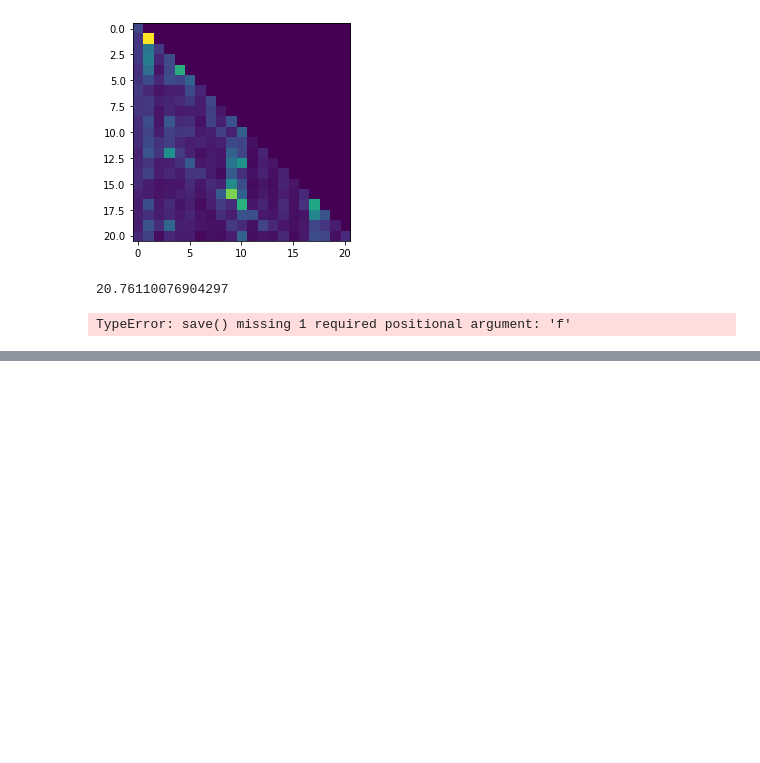
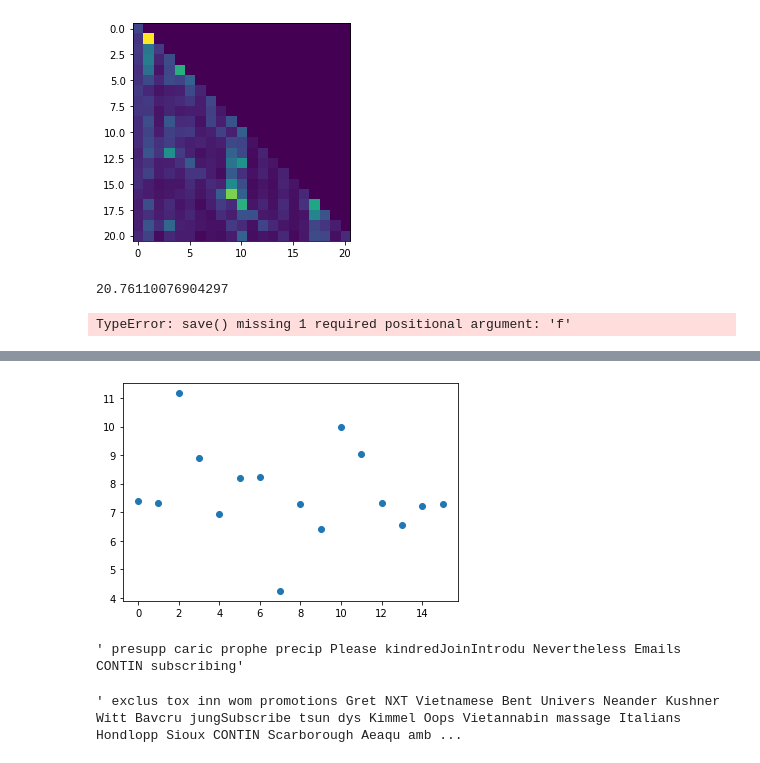
Before and after one commit to gadzin1203/interp-viz, a Jupyter notebook: eval_model.ipynb, the cells around one changed output, grey strips where cells are left out. Cells and saved outputs as stored; diff of their text form; code cells hidden in the pictures; blank space fills up the shorter version.

```diff
--- a/eval_model.ipynb
+++ b/eval_model.ipynb
@@ -133,0 +172,12 @@ TypeError: save() missing 1 required positional argument: 'f'
+# %%
+plt.scatter(range(16), [ov_norms[l][h][4222] for l in range(2) for h in range(8)]);
+# %% [output]
+[figure, added]
+# %%
+tokenizer.decode(np.argpartition(list(ov_norms[0][2].values()), -12)[-12:])
+# %% [output]
+' presupp caric prophe precip Please kindredJoinIntrodu Nevertheless Emails CONTIN subscribing'
+# %%
+tokenizer.decode(np.argpartition(list(ov_norms[1][2].values()), -144)[-144:])
+# %% [output]
+' exclus tox inn wom promotions Gret NXT Vietnamese Bent Univers Neander Kushner Witt Bavcru jungSubscribe tsun dys Kimmel Oops Vietannabin massage Italians Hondlopp Sioux CONTIN Scarborough Aeaqu amb ...
```
Also changed, not shown: parts of 14 cells of this notebook, 2 other files.
